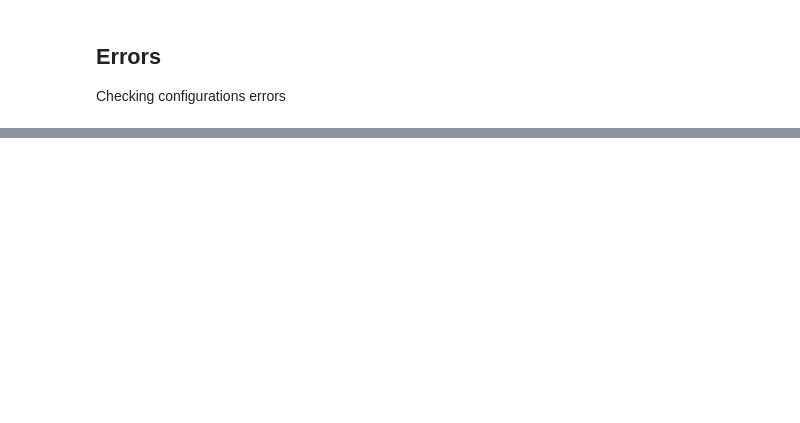
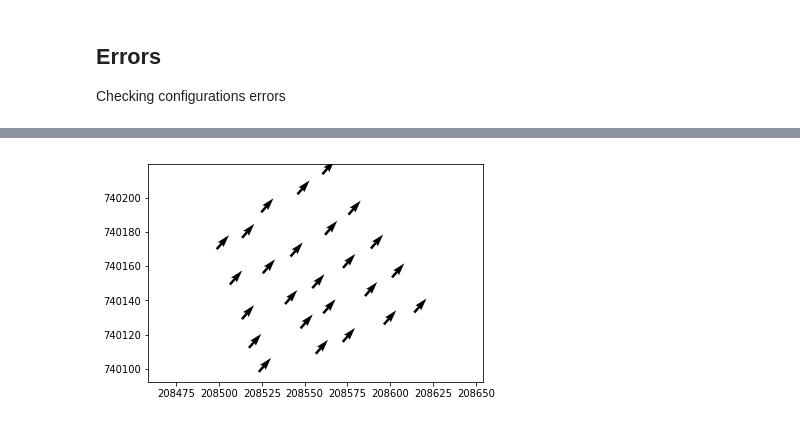
Before and after one commit to noamzimran/RTK-drone-project, a Jupyter notebook: geo_project.ipynb, the cells around one changed output, grey strips where cells are left out. Drawn from its saved outputs; the diff is of its cells as text; code cells hidden in the pictures; blank space fills up the shorter version.

```diff
--- a/geo_project.ipynb
+++ b/geo_project.ipynb
@@ -180,0 +240,10 @@ rms1 = gpd.GeoDataFrame(rms1, geometry='geometry', crs="EPSG:2039")
+# %%
+
+fig, ax = plt.subplots()
+q = ax.quiver(rms1['x'], rms1['y'], rms1['Error X'], rms1['Error Y'] )
+ax.quiverkey(q, X=0.3, Y=1.1, U=0.7,
+             label='Quiver key, length = 0.7 m', labelpos='E')
+plt.axis('equal')
+plt.show()
+# %% [output]
+[figure, added]
```
Also changed, not shown: parts of 24 cells of this notebook.
